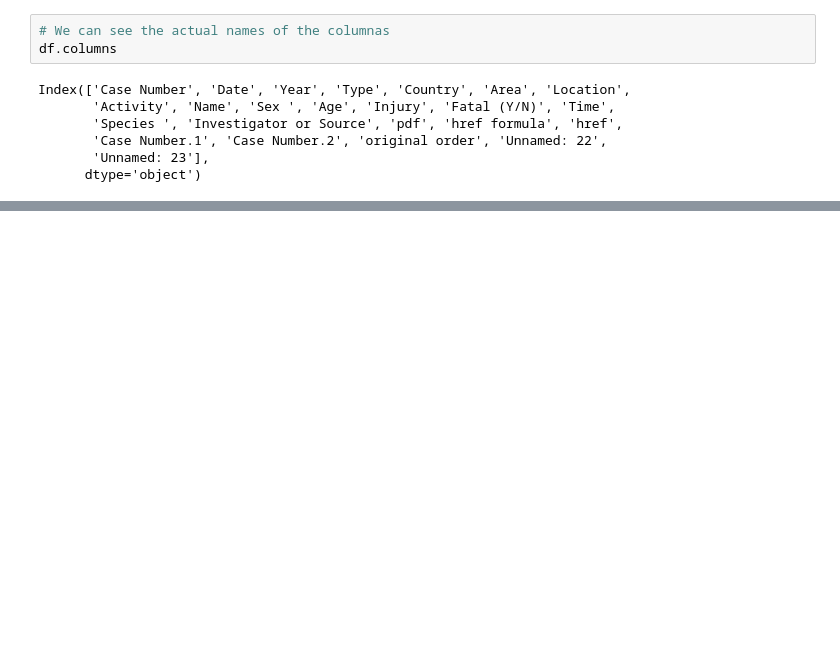
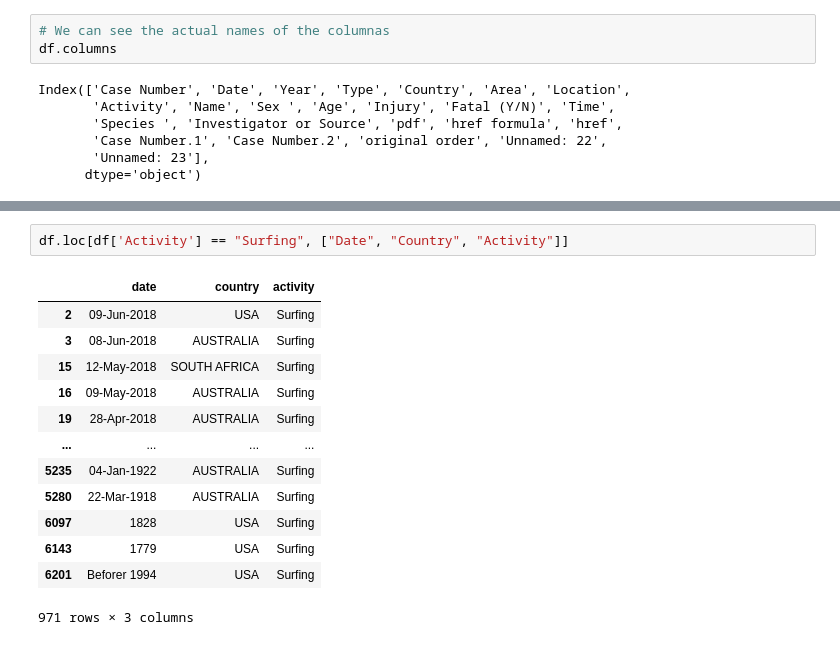
Before and after one commit to WyattGwyon/data-cleaning-pandas, a Jupyter notebook: analysis.ipynb, the cells around one changed output, grey strips where cells are left out. Cells and saved outputs as stored; diff of their text form; blank space fills up the shorter version.

```diff
--- a/analysis.ipynb
+++ b/analysis.ipynb
@@ -313,0 +406,16 @@ Name: species, dtype: int64
+# %%
+df.loc[df['Activity'] == "Surfing", ["Date", "Country", "Activity"]]
+# %% [output]
+|  | date | country | activity |
+| 2 | 09-Jun-2018 | USA | Surfing |
+| 3 | 08-Jun-2018 | AUSTRALIA | Surfing |
+| 15 | 12-May-2018 | SOUTH AFRICA | Surfing |
+| 16 | 09-May-2018 | AUSTRALIA | Surfing |
+| 19 | 28-Apr-2018 | AUSTRALIA | Surfing |
+| ... | ... | ... | ... |
+| 5235 | 04-Jan-1922 | AUSTRALIA | Surfing |
+| 5280 | 22-Mar-1918 | AUSTRALIA | Surfing |
+| 6097 | 1828 | USA | Surfing |
+| 6143 | 1779 | USA | Surfing |
+| 6201 | Beforer 1994 | USA | Surfing |
+971 rows × 3 columns
```
Also changed, not shown: parts of 37 cells of this notebook.
